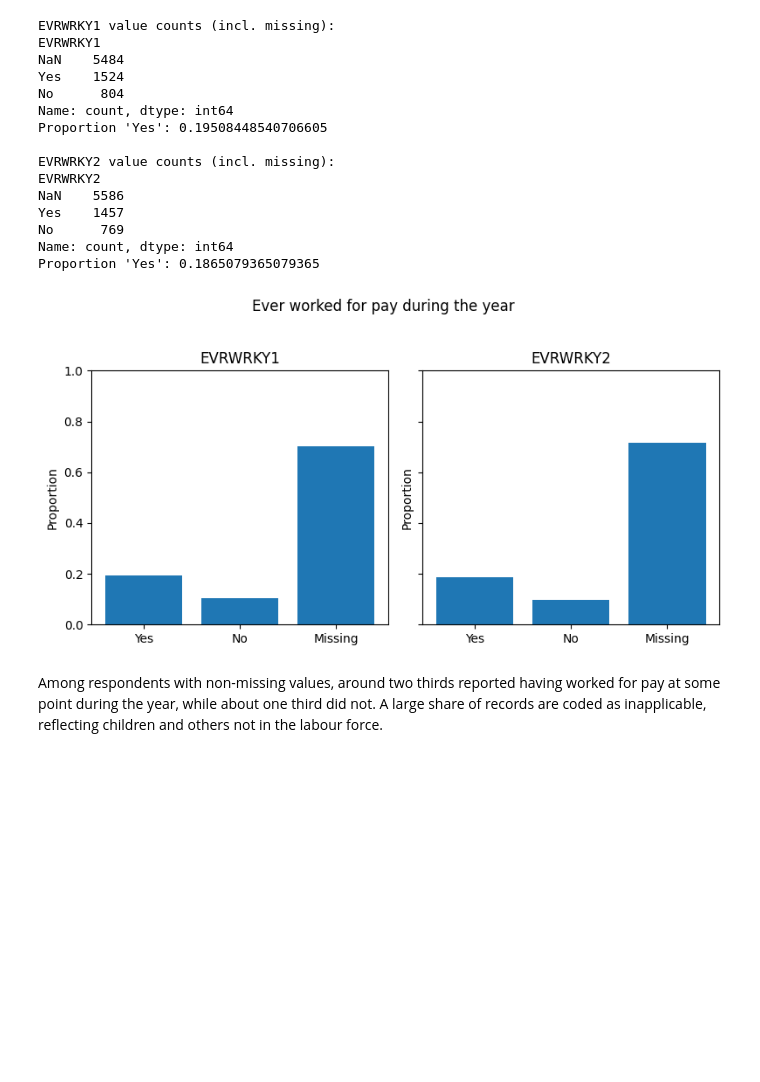
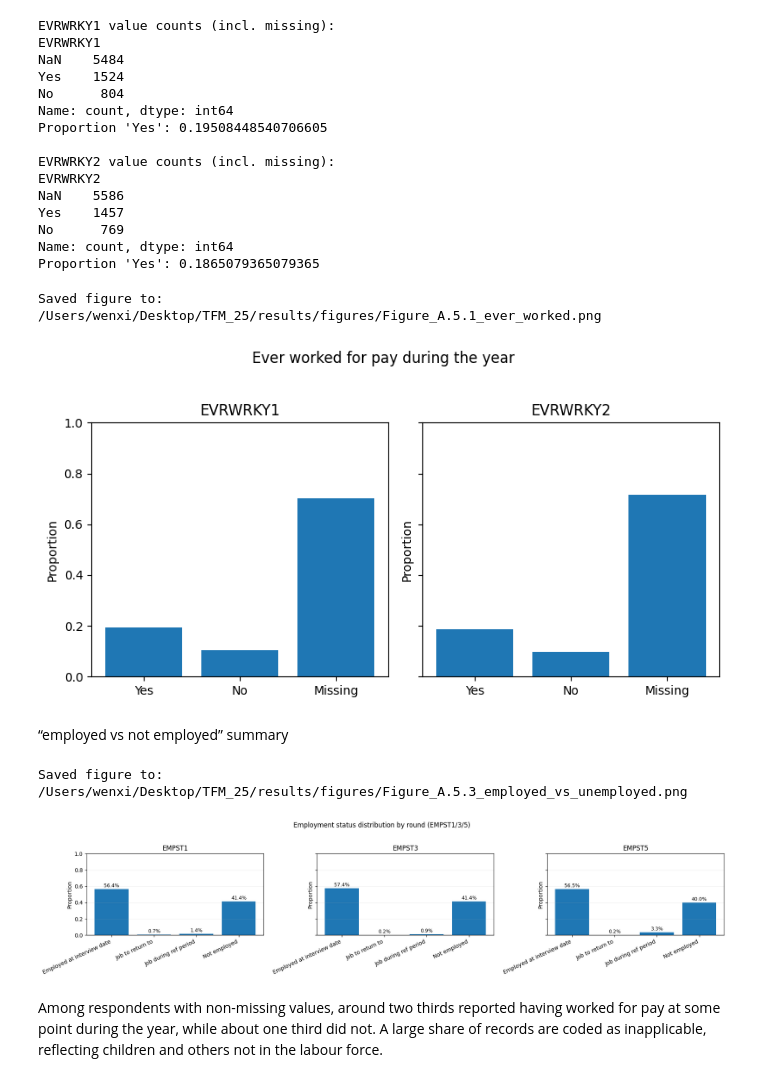
Before and after one commit to WenxiGu/Thesis-project-MEPS, a Jupyter notebook: notebooks/01_EDA.ipynb, the cells around one changed output. Cells and saved outputs as stored; diff of their text form; code cells hidden in the pictures; blank space fills up the shorter version.

```diff
--- a/notebooks/01_EDA.ipynb
+++ b/notebooks/01_EDA.ipynb
@@ -799,9 +985,70 @@ for ax, col in zip(axes, work_cols):
 
 fig.suptitle("Ever worked for pay during the year", y=1.03)
 fig.tight_layout()
+
+out_path = FIGURES_DIR / "Figure_A.5.1_ever_worked.png"
+plt.savefig(out_path, dpi=300, bbox_inches="tight")
+print("Saved figure to:", out_path)
 plt.show()
 # %% [output]
+Saved figure to: /Users/wenxi/Desktop/TFM_25/results/figures/Figure_A.5.1_ever_worked.png
 [figure]
+# %% [markdown]
+“employed vs not employed” summary
+# %%
+import numpy as np
+import pandas as pd
+import matplotlib.pyplot as plt
+
+emp_map = {
+    1: "Employed at interview date",
+    2: "Job to return to",
+    3: "Job during ref period",
+    4: "Not employed",
+}
+
+round_cols = [c for c in ["EMPST1", "EMPST3", "EMPST5"] if c in df_pre.columns]
+
+fig, axes = plt.subplots(1, len(round_cols), figsize=(6 * len(round_cols), 4), sharey=True)
+if len(round_cols) == 1:
+    axes = [axes]
+
+for ax, col in zip(axes, round_cols):
+    s = df_pre[col].dropna().astype(int)
+    vc = s.value_counts(normalize=True).sort_index()  # 1,2,3,4 order
+
+    cats = [1, 2, 3, 4]
+    labels = [emp_map[c] for c in cats]
+    vals = [vc.get(c, 0) for c in cats]
+
+    bars = ax.bar(labels, vals)
+    ax.set_title(col)
+    ax.set_ylim(0, 1)
+    ax.set_ylabel("Proportion")
+    ax.grid(axis="y", alpha=0.2)
+    ax.set_xticklabels(labels, rotation=25, ha="right")
+
+    # % labels
+    for bar, val in zip(bars, vals):
+        ax.text(
+            bar.get_x() + bar.get_width()/2,
+            bar.get_height() + 0.01,
+            f"{val:.1%}",
+            ha="center",
+            va="bottom",
+            fontsize=9,
+        )
+
+fig.suptitle("Employment status distribution by round (EMPST1/3/5)", y=1.03)
+fig.tight_layout()
+
+out_path = FIGURES_DIR / "Figure_A.5.3_employed_vs_unemployed.png"
+plt.savefig(out_path, dpi=300, bbox_inches="tight")
+print("Saved figure to:", out_path)
+plt.show()
+# %% [output]
+Saved figure to: /Users/wenxi/Desktop/TFM_25/results/figures/Figure_A.5.3_employed_vs_unemployed.png
+[figure, added]
 # %% [markdown]
 Among respondents with non-missing values, around two thirds reported having worked for pay at some point during the year, while about one third did not. A large share of records are coded as inapplicable, reflecting children and others not in the labour force.
 # %%
```
Also changed, not shown: parts of 25 cells of this notebook, 24 other files.
